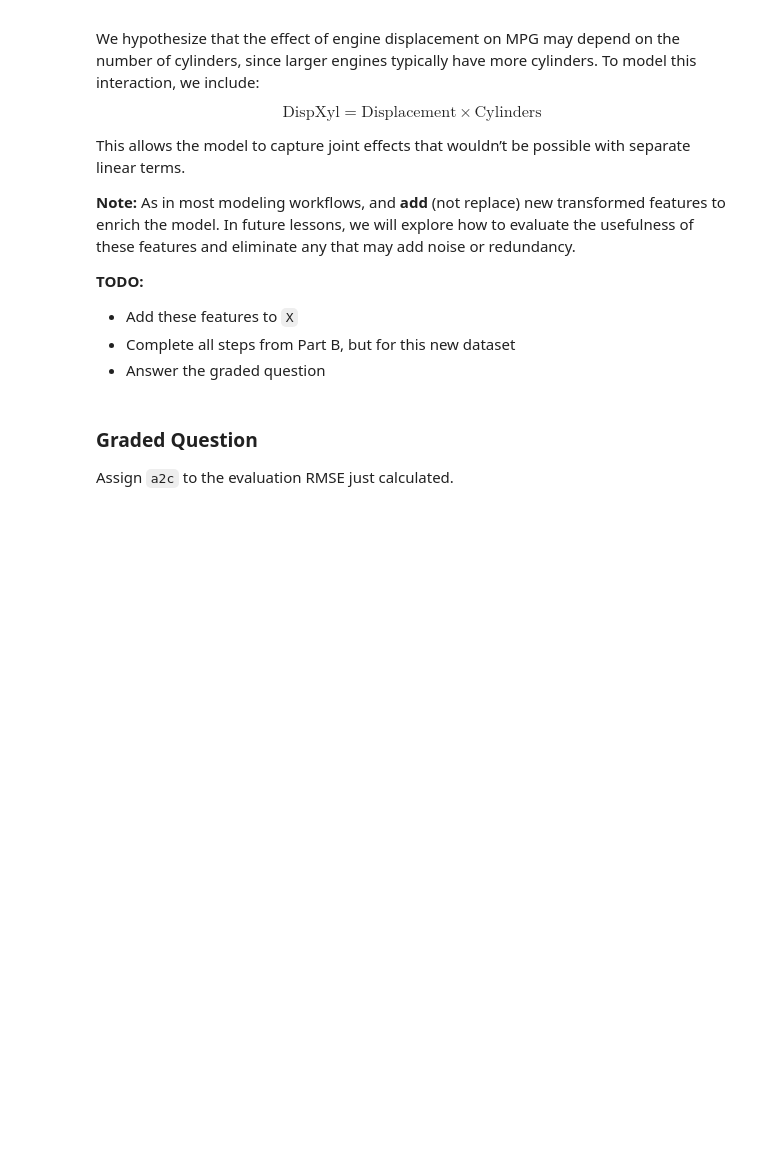
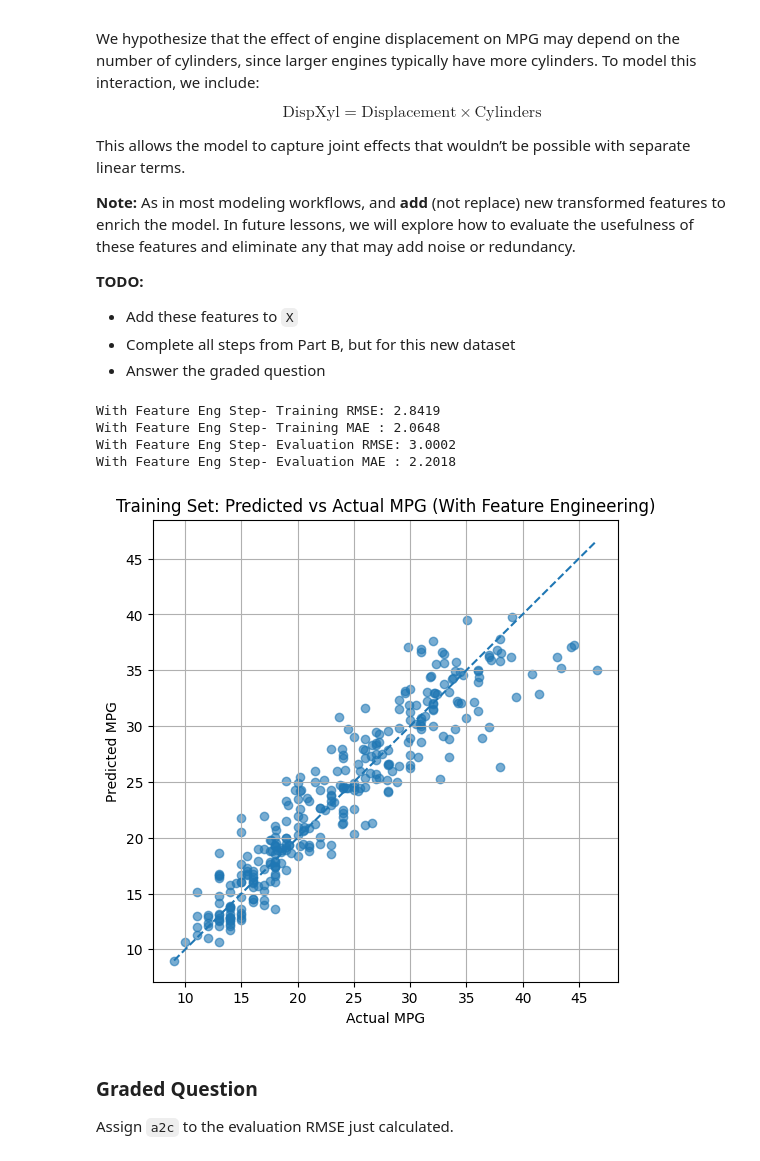
Before and after one commit to jasser-dh/Module-3-Assignments, a Jupyter notebook: Homework_03.ipynb, the cells around one changed output. Saved outputs shown, nothing was run; the diff lists cells and outputs as text; code cells hidden in the pictures; blank space fills up the shorter version.

```diff
--- a/Homework_03.ipynb
+++ b/Homework_03.ipynb
@@ -577,3 +673,34 @@ This allows the model to capture joint effects that wouldn’t be possible with
+# %%
+# Training metrics
+train_rmse_featureEng = np.sqrt(mean_squared_error(y_train, y_train_pred))
+train_mae_featureEng  = mean_absolute_error(y_train, y_train_pred)
+
+# Evaluation metrics
+eval_rmse_featureEng = np.sqrt(mean_squared_error(y_eval, y_eval_pred))
+eval_mae_featureEng  = mean_absolute_error(y_eval, y_eval_pred)
+
+print(f"With Feature Eng Step- Training RMSE: {train_rmse_featureEng:.4f}")
+print(f"With Feature Eng Step- Training MAE : {train_mae_featureEng:.4f}")
+print(f"With Feature Eng Step- Evaluation RMSE: {eval_rmse_featureEng:.4f}")
+print(f"With Feature Eng Step- Evaluation MAE : {eval_mae_featureEng:.4f}")
+# %% [output]
+With Feature Eng Step- Training RMSE: 2.8419
+With Feature Eng Step- Training MAE : 2.0648
+With Feature Eng Step- Evaluation RMSE: 3.0002
+With Feature Eng Step- Evaluation MAE : 2.2018
+# %%
+# Visualization - Feature Engineering- Training results
+plt.figure(figsize=(6, 6))
+plt.scatter(y_train, y_train_pred, alpha=0.6)
+plt.plot([y_train.min(), y_train.max()],[y_train.min(), y_train.max()],linestyle='--')
+
+plt.xlabel("Actual MPG")
+plt.ylabel("Predicted MPG")
+plt.title("Training Set: Predicted vs Actual MPG (With Feature Engineering)")
+plt.grid(True)
+plt.show()
+# %% [output]
+[figure, added]
 # %% [markdown]
 ### Graded Question
 
```
Also changed, not shown: parts of 19 cells of this notebook.
